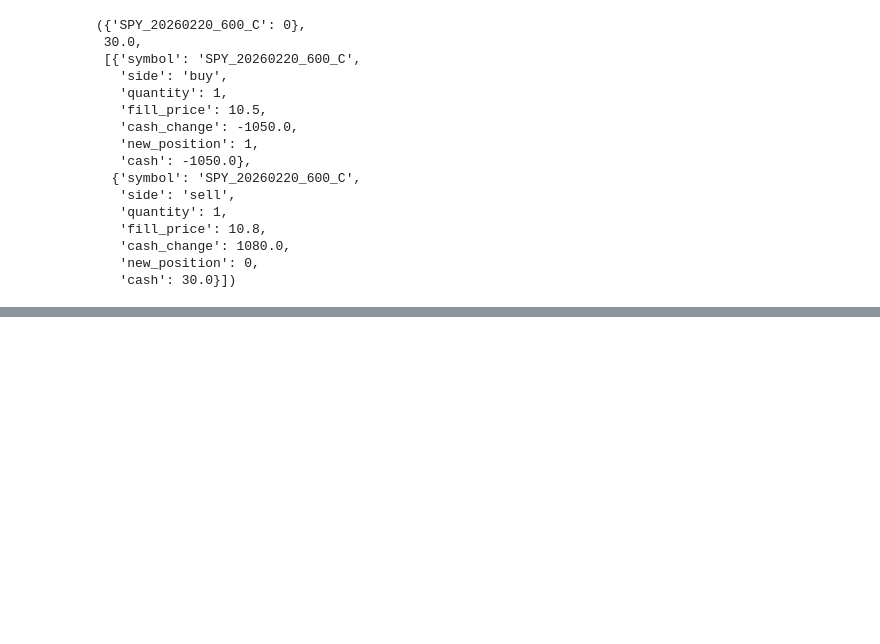
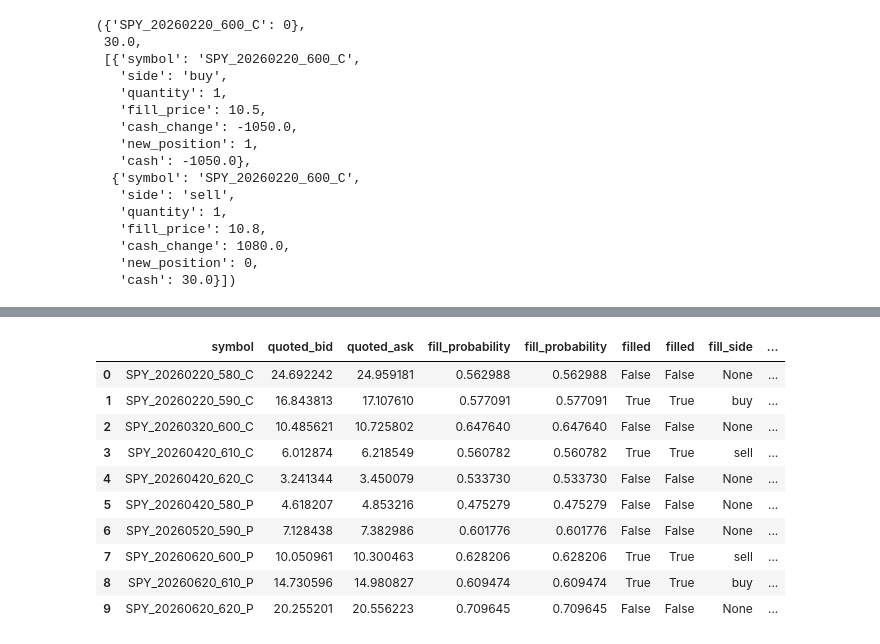
Before and after one commit to IlanEsco/options-market-making-volatility-research, a Jupyter notebook: notebooks/greeks_exposure.ipynb, the cells around one changed output, grey strips where cells are left out. Drawn from its saved outputs; the diff is of its cells as text; code cells hidden in the pictures; blank space fills up the shorter version.

```diff
--- a/notebooks/greeks_exposure.ipynb
+++ b/notebooks/greeks_exposure.ipynb
@@ -199,3 +204,14 @@ inventory.get_positions(), inventory.get_cash(), inventory.get_trade_log()
    'cash_change': 1080.0,
    'new_position': 0,
    'cash': 30.0}])
+# %%
+df["symbol"] = (
+    "SPY_"
+    + df["expiration"].dt.strftime("%Y%m%d")
+    + "_"
+    + df["strike"].astype(int).astype(str)
+    + "_"
+    + df["option_type"]
+)
+
+df[["symbol", "strike", "option_type"]]
@@ -201,0 +230,79 @@ inventory.get_positions(), inventory.get_cash(), inventory.get_trade_log()
+# %%
+from fill_sim import simulate_fill
+from inventory_manager import InventoryManager
+import numpy as np
+import pandas as pd
+
+rng = np.random.default_rng(42)
+
+inventory = InventoryManager(contract_multiplier=100)
+
+fill_results = []
+
+for _, row in df.iterrows():
+
+    fill = simulate_fill(
+        quoted_bid=row["quoted_bid"],
+        quoted_ask=row["quoted_ask"],
+        fair_value=row["fair_value"],
+        quoted_spread=row["quoted_spread"],
+        market_spread=row["bid_ask_spread"],
+        volume=row["volume"],
+        rng=rng,
+    )
+
+    if fill["filled"]:
+
+        inventory.process_fill(
+            symbol=row["symbol"],
+            fill_side=fill["fill_side"],
+            fill_price=fill["fill_price"],
+            quantity=1,
+        )
+
+    fill_results.append(fill)
+
+fills_df = pd.DataFrame(fill_results)
+
+fill_columns = [
+    "filled",
+    "fill_side",
+    "fill_price",
+    "fill_probability",
+    "spread_capture",
+]
+
+df = df.drop(
+    columns=[column for column in fill_columns if column in df.columns]
+)
+
+df = pd.concat(
+    [
+        df.reset_index(drop=True),
+        fills_df.reset_index(drop=True),
+    ],
+    axis=1,
+)
+
+df[[
+    "symbol",
+    "quoted_bid",
+    "quoted_ask",
+    "fill_probability",
+    "filled",
+    "fill_side",
+    "fill_price",
+    "spread_capture"
+]]
+# %% [output]
+|  | symbol | quoted_bid | quoted_ask | fill_probability | fill_probability | filled | filled | fill_side | ... |
+| 0 | SPY_20260220_580_C | 24.692242 | 24.959181 | 0.562988 | 0.562988 | False | False | None | ... |
+| 1 | SPY_20260220_590_C | 16.843813 | 17.107610 | 0.577091 | 0.577091 | True | True | buy | ... |
+| 2 | SPY_20260320_600_C | 10.485621 | 10.725802 | 0.647640 | 0.647640 | False | False | None | ... |
+| 3 | SPY_20260420_610_C | 6.012874 | 6.218549 | 0.560782 | 0.560782 | True | True | sell | ... |
+| 4 | SPY_20260420_620_C | 3.241344 | 3.450079 | 0.533730 | 0.533730 | False | False | None | ... |
+| 5 | SPY_20260420_580_P | 4.618207 | 4.853216 | 0.475279 | 0.475279 | False | False | None | ... |
+| 6 | SPY_20260520_590_P | 7.128438 | 7.382986 | 0.601776 | 0.601776 | False | False | None | ... |
+| 7 | SPY_20260620_600_P | 10.050961 | 10.300463 | 0.628206 | 0.628206 | True | True | sell | ... |
+| 8 | SPY_20260620_610_P | 14.730596 | 14.980827 | 0.609474 | 0.609474 | True | True | buy | ... |
+| 9 | SPY_20260620_620_P | 20.255201 | 20.556223 | 0.709645 | 0.709645 | False | False | None | ... |
```
Also changed, not shown: parts of 11 cells of this notebook, 1 other file.
